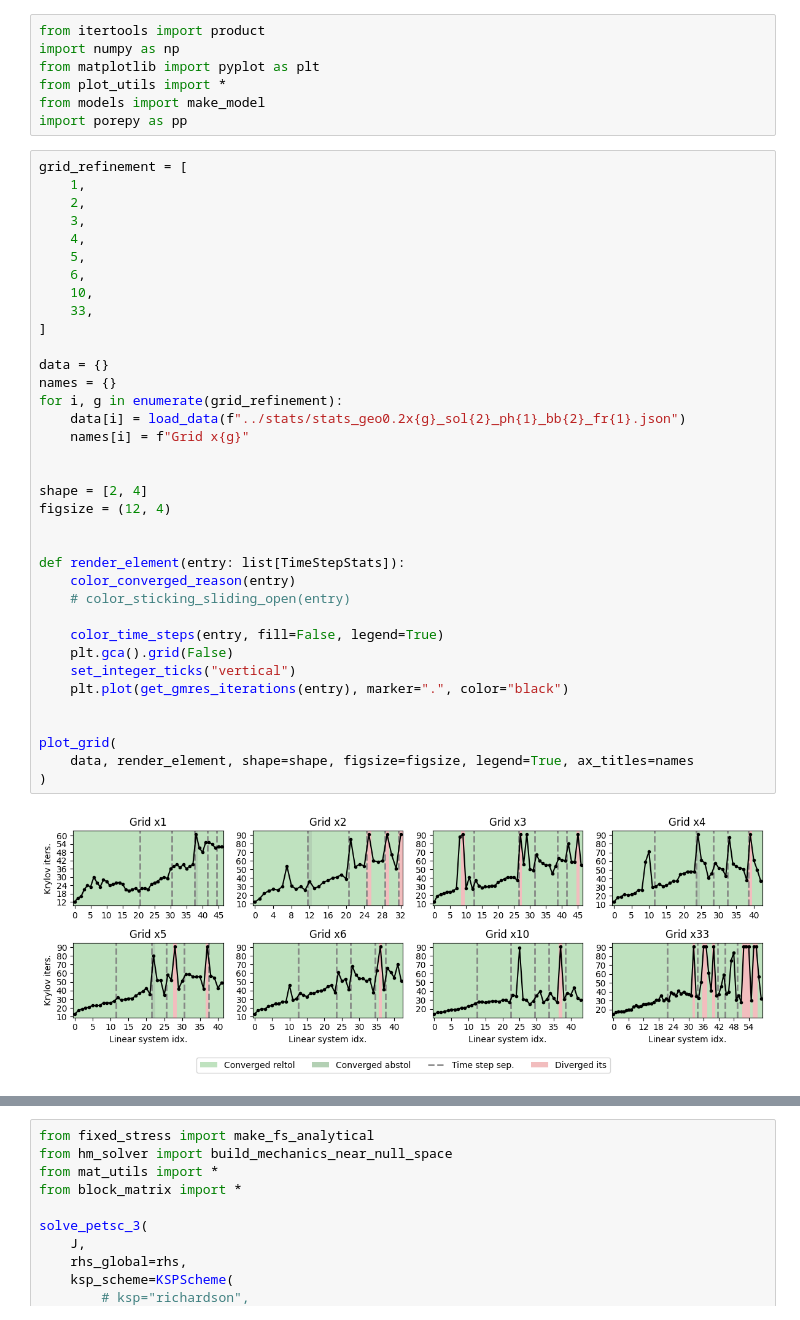
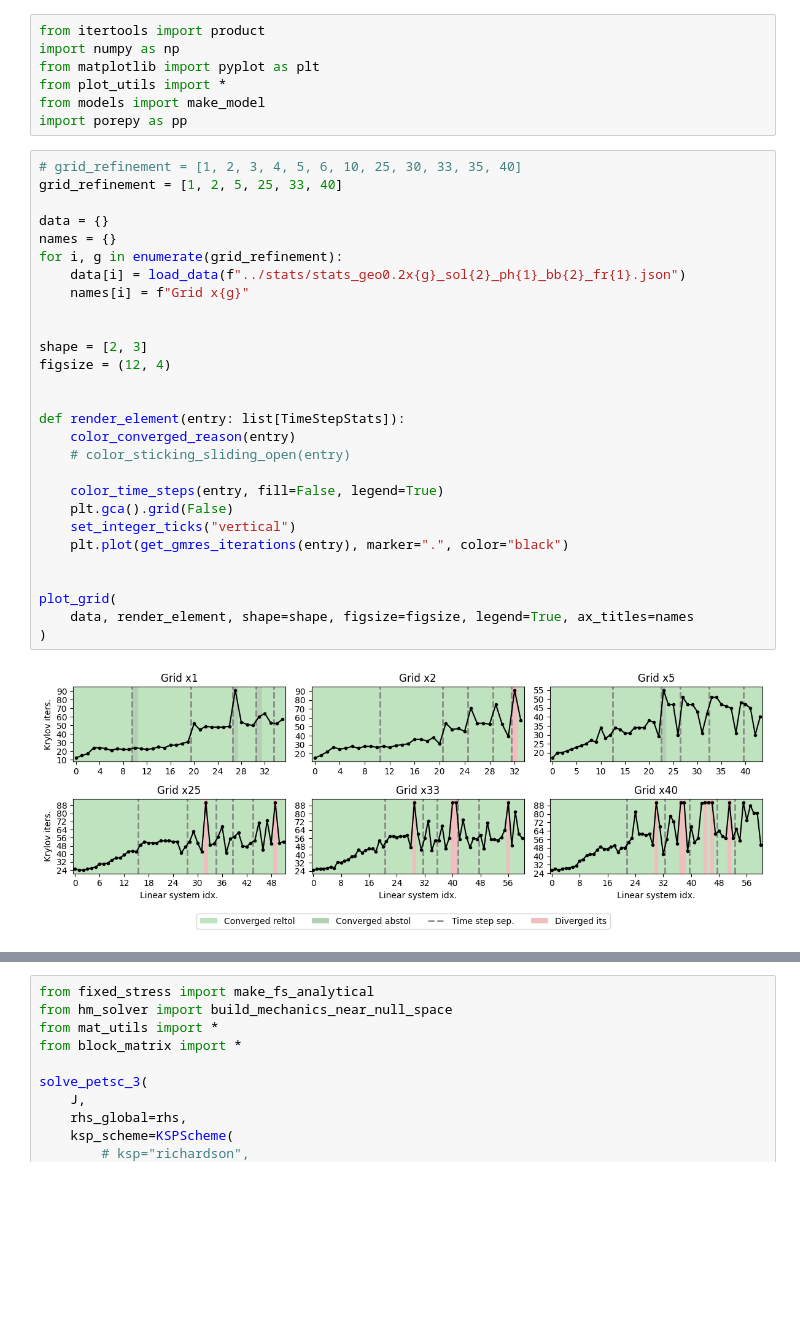
Before and after one commit to pmgbergen/FTHM-Solver, a Jupyter notebook: experiments/experiment_mandel_2_results.ipynb, the cells around one changed output, grey strips where cells are left out. Drawn from its saved outputs; the diff is of its cells as text; blank space fills up the shorter version.

```diff
--- a/experiments/experiment_mandel_2_results.ipynb
+++ b/experiments/experiment_mandel_2_results.ipynb
@@ -6,43 +6,35 @@ from plot_utils import *
 from models import make_model
 import porepy as pp
 # %%
-grid_refinement = [
-    1,
-    2,
-    3,
-    4,
-    5,
-    6,
-    10,
-    33,
-]
+# grid_refinement = [1, 2, 3, 4, 5, 6, 10, 25, 30, 33, 35, 40]
+grid_refinement = [1, 2, 5, 25, 33, 40]
 
 data = {}
 names = {}
 for i, g in enumerate(grid_refinement):
     data[i] = load_data(f"../stats/stats_geo0.2x{g}_sol{2}_ph{1}_bb{2}_fr{1}.json")
     names[i] = f"Grid x{g}"
 
 
-shape = [2, 4]
+shape = [2, 3]
 figsize = (12, 4)
 
 
 def render_element(entry: list[TimeStepStats]):
     color_converged_reason(entry)
     # color_sticking_sliding_open(entry)
 
     color_time_steps(entry, fill=False, legend=True)
     plt.gca().grid(False)
     set_integer_ticks("vertical")
     plt.plot(get_gmres_iterations(entry), marker=".", color="black")
 
 
 plot_grid(
     data, render_element, shape=shape, figsize=figsize, legend=True, ax_titles=names
 )
 # %% [output]
-[figure, old version]
+[figure, new version]
 # %%
 def render_element(i: int, entry: Sequence[TimeStepStats]):
     st, sl, op = get_num_sticking_sliding_open(entry)
```
Also changed, not shown: parts of 9 cells of this notebook, 9 other files.
